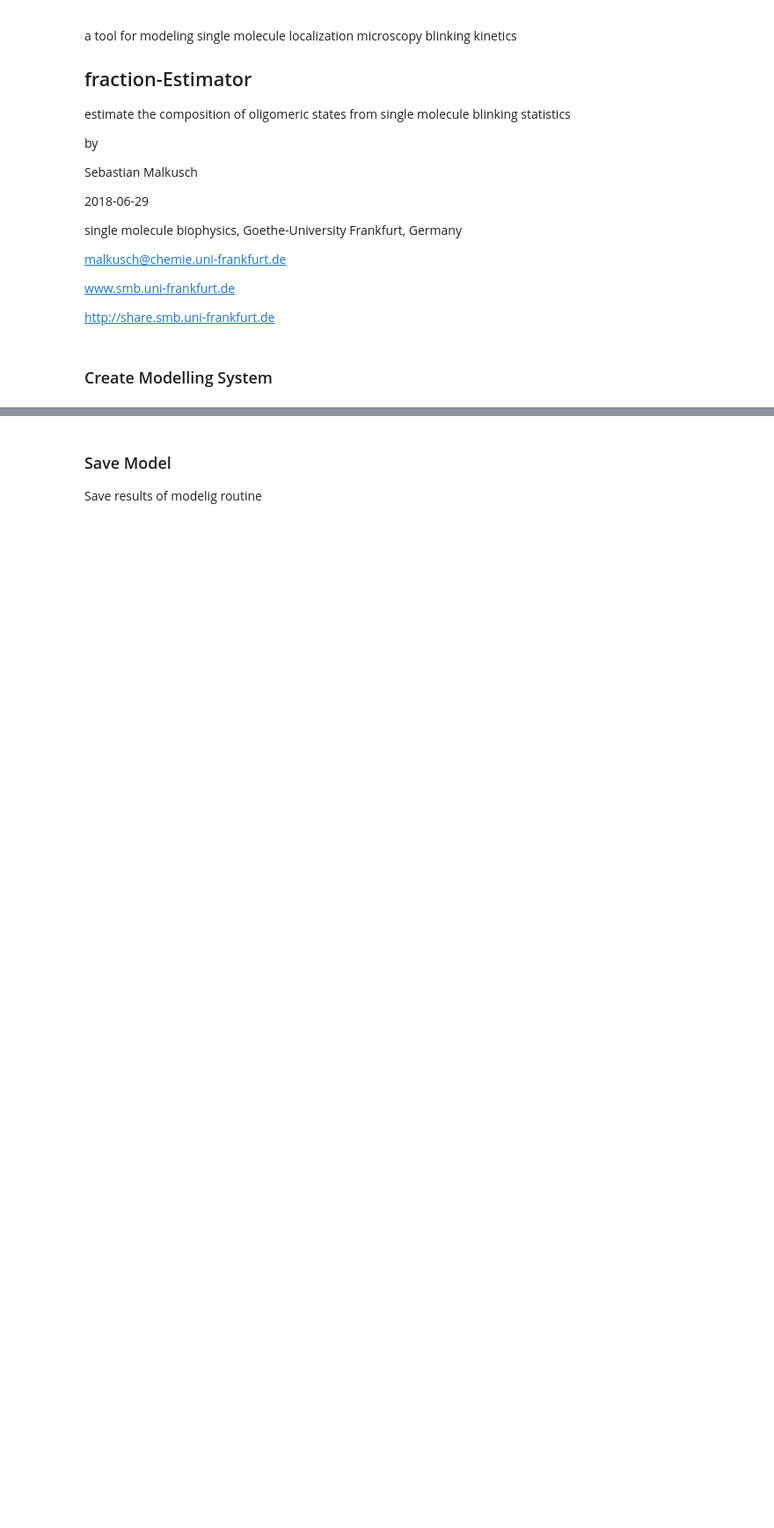
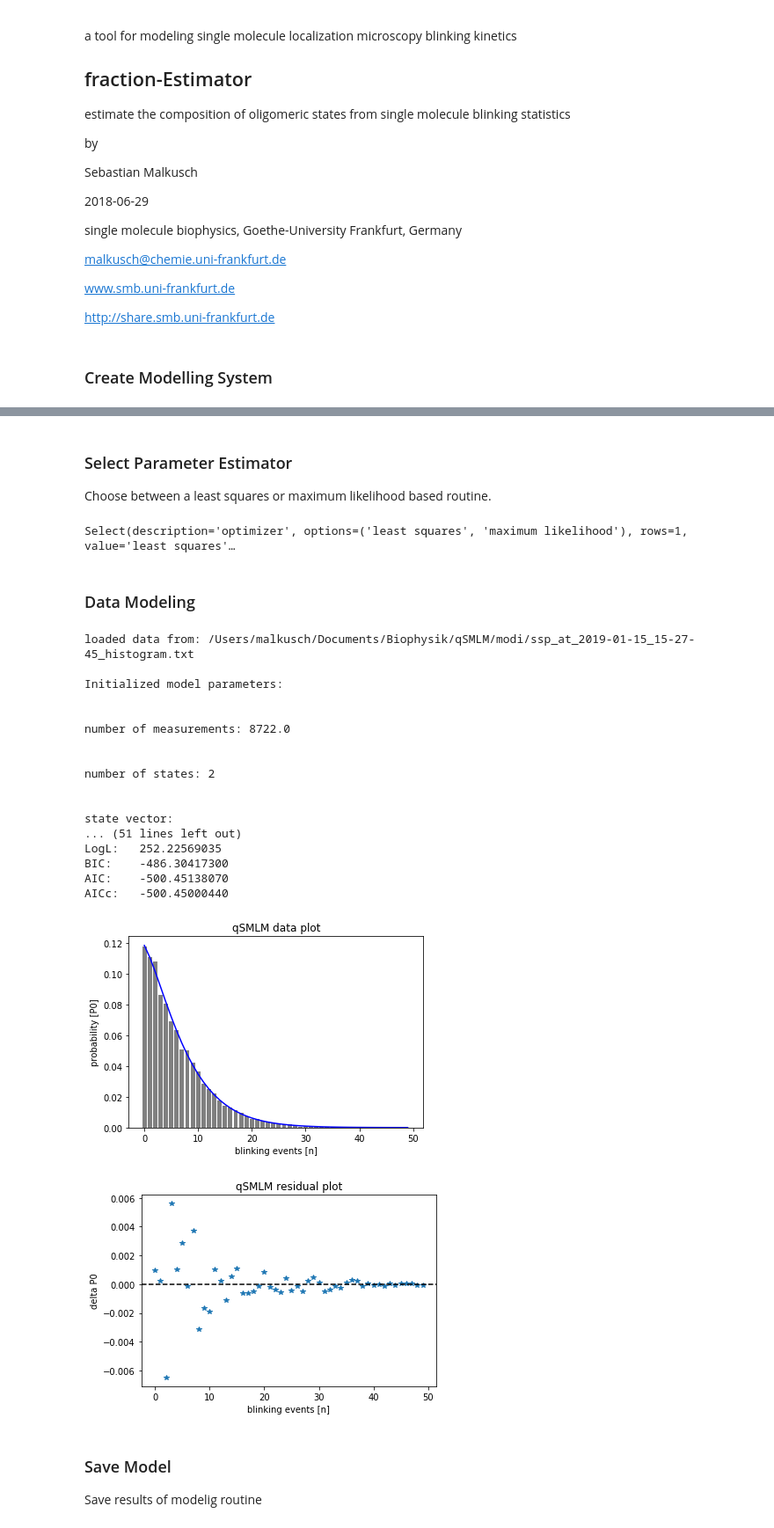
Before and after one commit to SMLMS/qSMLM, a Jupyter notebook: qSMLM_fraction_estimator.ipynb, the cells around one changed output, grey strips where cells are left out. Shown: that part at 88% size. Saved outputs shown, nothing was run; the diff lists cells and outputs as text; code cells hidden in the pictures; blank space fills up the shorter version.

```diff
--- a/qSMLM_fraction_estimator.ipynb
+++ b/qSMLM_fraction_estimator.ipynb
@@ -22,6 +22,8 @@ http://share.smb.uni-frankfurt.de
 # %% [markdown]
 ### Create Modelling System
 # %%
-from qSMLM import qsmlmFractionEstimator
+from qSMLM.jupyter import qsmlmFractionEstimatorWidgets
+from qSMLM.modelAnalysis import qsmlmFractionEstimator
+widgets = qsmlmFractionEstimatorWidgets.QsmlmFractionEstimatorWidgets()
 modeller = qsmlmFractionEstimator.QsmlmFractionEstimator()
 # %% [output]
@@ -67,4 +50,0 @@ The histogram needs to exist of absolute event numbers (integer)
-# %%
-n=0
-p0=1
-modeller.loadData(n,p0)
@@ -114,3 +60,47 @@ modeller.plotResults()
+# %% [markdown]
+### Select Parameter Estimator
+Choose between a least squares or maximum likelihood based routine.
+# %%
+display(widgets.optimizerSelector)
+# %% [output]
+Select(description='optimizer', options=('least squares', 'maximum likelihood'), rows=1, value='least squares'…
+# %% [markdown]
+### Data Modeling
+# %%
+display(widgets.analysisButton)
+def runAnalysis(event):
+    widgets.clearOutput()
+    if widgets.fileName:
+        modeller.runAnalysis(n=widgets.nText.value,
+                             p0=widgets.p0Text.value,
+                             d = widgets.dText.value,
+                             p = widgets.pText.value,
+                             mV=widgets.mVector,
+                             wV=widgets.weightVector,
+                             opt=widgets.optimizerSelector.value,
+                             fileName = widgets.fileName)
+
+widgets.analysisButton.on_click(runAnalysis)
+# %% [output]
+loaded data from: /Users/malkusch/Documents/Biophysik/qSMLM/modi/ssp_at_2019-01-15_15-27-45_histogram.txt
+
+Initialized model parameters:
+
+
+number of measurements: 8722.0
+
+
+number of states: 2
+
+
+state vector:
+... (51 lines left out)
+LogL:   252.22569035
+BIC:    -486.30417300
+AIC:    -500.45138070
+AICc:   -500.45000440
+[figure, added]
+[figure, added]
 # %% [markdown]
 ### Save Model
 Save results of modelig routine
```
Also changed, not shown: parts of 16 cells of this notebook, 16 other files.
